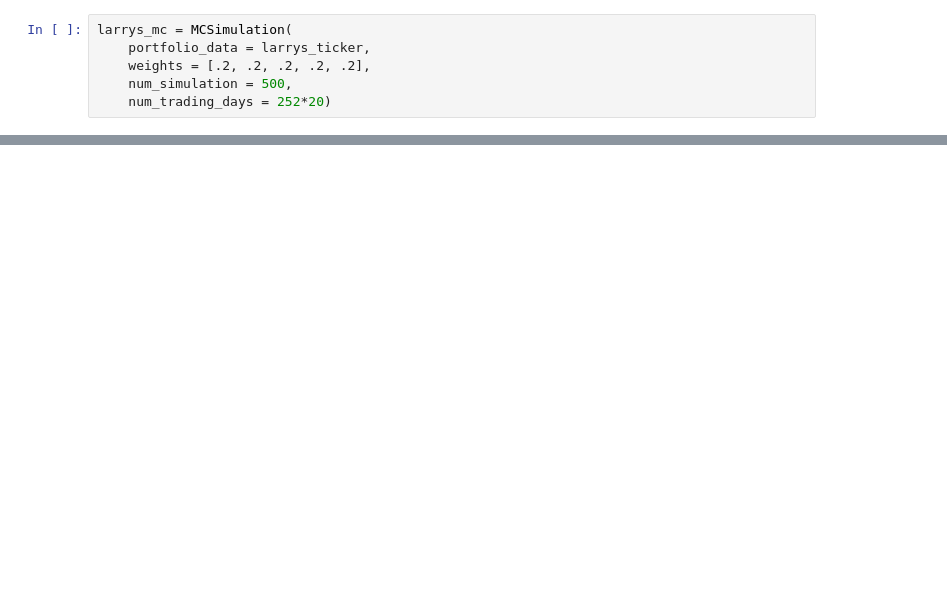
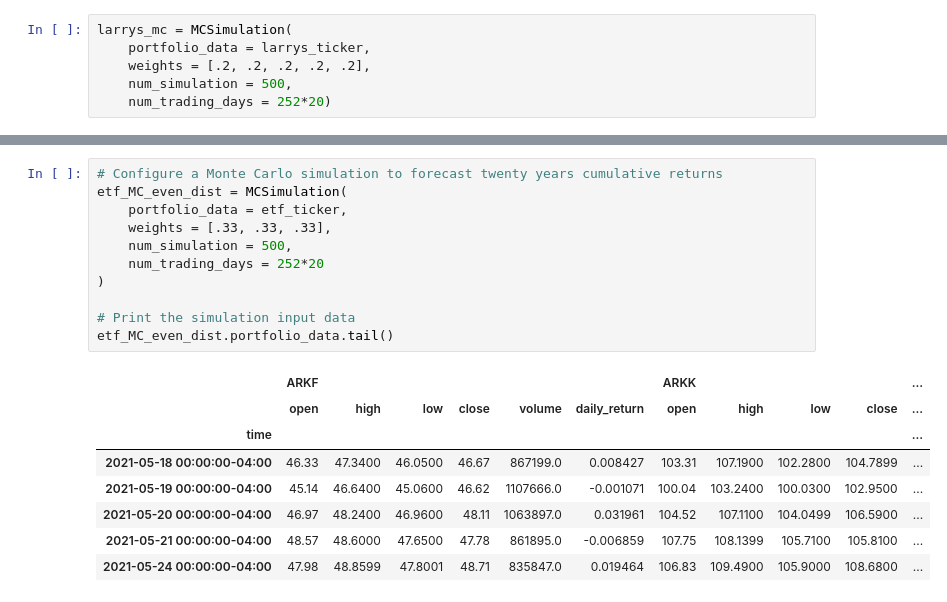
Before and after one commit to whitneydt/Project-FI-Data, a Jupyter notebook: Performance_Data/MCSimulations.ipynb, the cells around one changed output, grey strips where cells are left out. Drawn from its saved outputs; the diff is of its cells as text; blank space fills up the shorter version.

```diff
--- a/Performance_Data/MCSimulations.ipynb
+++ b/Performance_Data/MCSimulations.ipynb
@@ -115,0 +300,20 @@ print(f"There is a 95% chance that an initial investment of $10,000 in the portf
+# %%
+# Configure a Monte Carlo simulation to forecast twenty years cumulative returns
+etf_MC_even_dist = MCSimulation(
+    portfolio_data = etf_ticker,
+    weights = [.33, .33, .33],
+    num_simulation = 500,
+    num_trading_days = 252*20
+)
+
+# Print the simulation input data
+etf_MC_even_dist.portfolio_data.tail()
+# %% [output]
+|  | ARKF |  |  |  |  |  | ARKK |  |  |  | ... |
+|  | open | high | low | close | volume | daily_return | open | high | low | close | ... |
+| time |  |  |  |  |  |  |  |  |  |  | ... |
+| 2021-05-18 00:00:00-04:00 | 46.33 | 47.3400 | 46.0500 | 46.67 | 867199.0 | 0.008427 | 103.31 | 107.1900 | 102.2800 | 104.7899 | ... |
+| 2021-05-19 00:00:00-04:00 | 45.14 | 46.6400 | 45.0600 | 46.62 | 1107666.0 | -0.001071 | 100.04 | 103.2400 | 100.0300 | 102.9500 | ... |
+| 2021-05-20 00:00:00-04:00 | 46.97 | 48.2400 | 46.9600 | 48.11 | 1063897.0 | 0.031961 | 104.52 | 107.1100 | 104.0499 | 106.5900 | ... |
+| 2021-05-21 00:00:00-04:00 | 48.57 | 48.6000 | 47.6500 | 47.78 | 861895.0 | -0.006859 | 107.75 | 108.1399 | 105.7100 | 105.8100 | ... |
+| 2021-05-24 00:00:00-04:00 | 47.98 | 48.8599 | 47.8001 | 48.71 | 835847.0 | 0.019464 | 106.83 | 109.4900 | 105.9000 | 108.6800 | ... |
```
Also changed, not shown: parts of 30 cells of this notebook, 57 other files.
